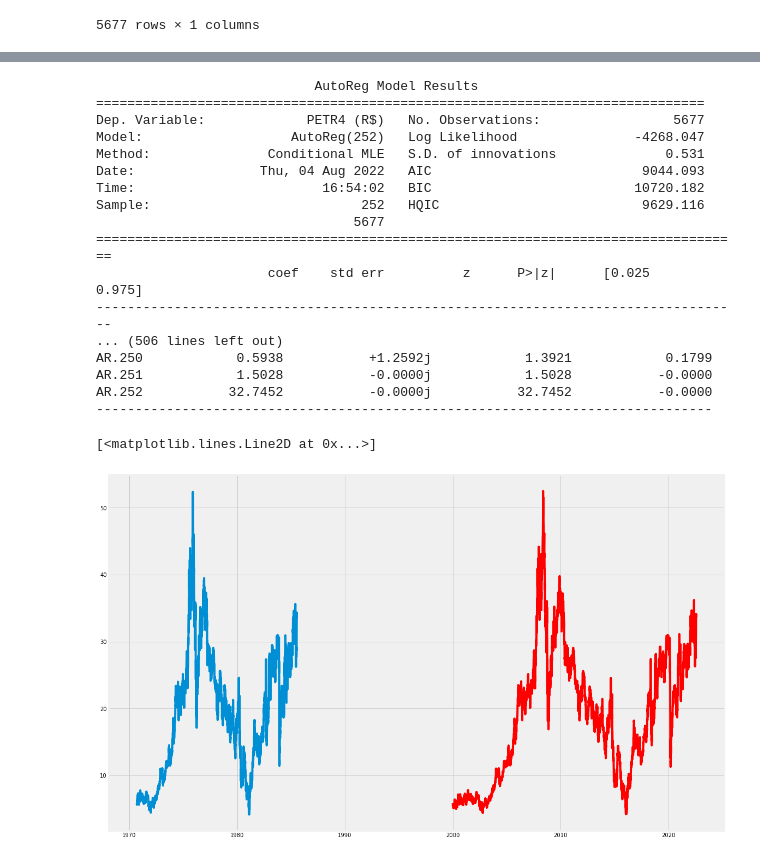
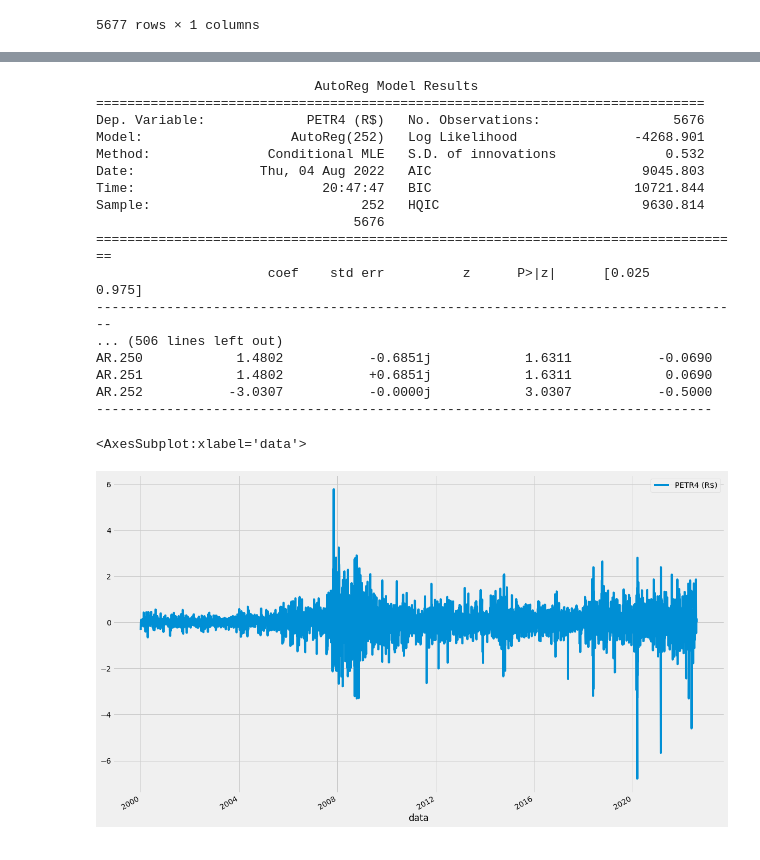
Before and after one commit to msbrasil/econometria, a Jupyter notebook: Econometria/4º Relatório - Séries Temporais/var.ipynb, the cells around one changed output, grey strips where cells are left out. Drawn from its saved outputs; the diff is of its cells as text; code cells hidden in the pictures.

Commit message:
modelo feito

```diff
--- a/Econometria/4º Relatório - Séries Temporais/var.ipynb
+++ b/Econometria/4º Relatório - Séries Temporais/var.ipynb
@@ -238,7 +288,7 @@ from statsmodels.tsa.ar_model import AutoReg
 #
 # Instantiate and fit the AR model with training data
 #
-ar_model = AutoReg(petr, lags=252).fit()
+ar_model = AutoReg(petr_diff, lags=252).fit()
 #
 # Print Summary
 #
@@ -246,32 +296,18 @@ print(ar_model.summary())
 # %% [output]
                             AutoReg Model Results
 ==============================================================================
-Dep. Variable:             PETR4 (R$)   No. Observations:                 5677
-Model:                   AutoReg(252)   Log Likelihood               -4268.047
-Method:               Conditional MLE   S.D. of innovations              0.531
-Date:                Thu, 04 Aug 2022   AIC                           9044.093
-Time:                        16:54:02   BIC                          10720.182
-Sample:                           252   HQIC                          9629.116
-                                 5677
+Dep. Variable:             PETR4 (R$)   No. Observations:                 5676
+Model:                   AutoReg(252)   Log Likelihood               -4268.901
+Method:               Conditional MLE   S.D. of innovations              0.532
+Date:                Thu, 04 Aug 2022   AIC                           9045.803
+Time:                        20:47:47   BIC                          10721.844
+Sample:                           252   HQIC                          9630.814
+                                 5676
 ===================================================================================
                       coef    std err          z      P>|z|      [0.025      0.975]
 -----------------------------------------------------------------------------------
 ... (506 lines left out)
-AR.250            0.5938           +1.2592j            1.3921            0.1799
-AR.251            1.5028           -0.0000j            1.5028           -0.0000
-AR.252           32.7452           -0.0000j           32.7452           -0.0000
+AR.250            1.4802           -0.6851j            1.6311           -0.0690
+AR.251            1.4802           +0.6851j            1.6311            0.0690
+AR.252           -3.0307           -0.0000j            3.0307           -0.5000
 -------------------------------------------------------------------------------
-# %%
-#
-# Make the predictions
-#
-pred = ar_model.predict(start=0, end=len(petr), dynamic=False)
-#
-# Plot the prediction vs test data
-#
-from matplotlib import pyplot
-pyplot.plot(pred)
-pyplot.plot(petr, color='red')
-# %% [output]
-[<matplotlib.lines.Line2D at 0x...>]
-[figure, removed]
@@ -277,0 +317,5 @@ pyplot.plot(petr, color='red')
+# %%
+petr_diff.plot()
+# %% [output]
+<AxesSubplot:xlabel='data'>
+[figure, added]
```
Also changed, not shown: parts of 39 cells of this notebook, 1 other file.
